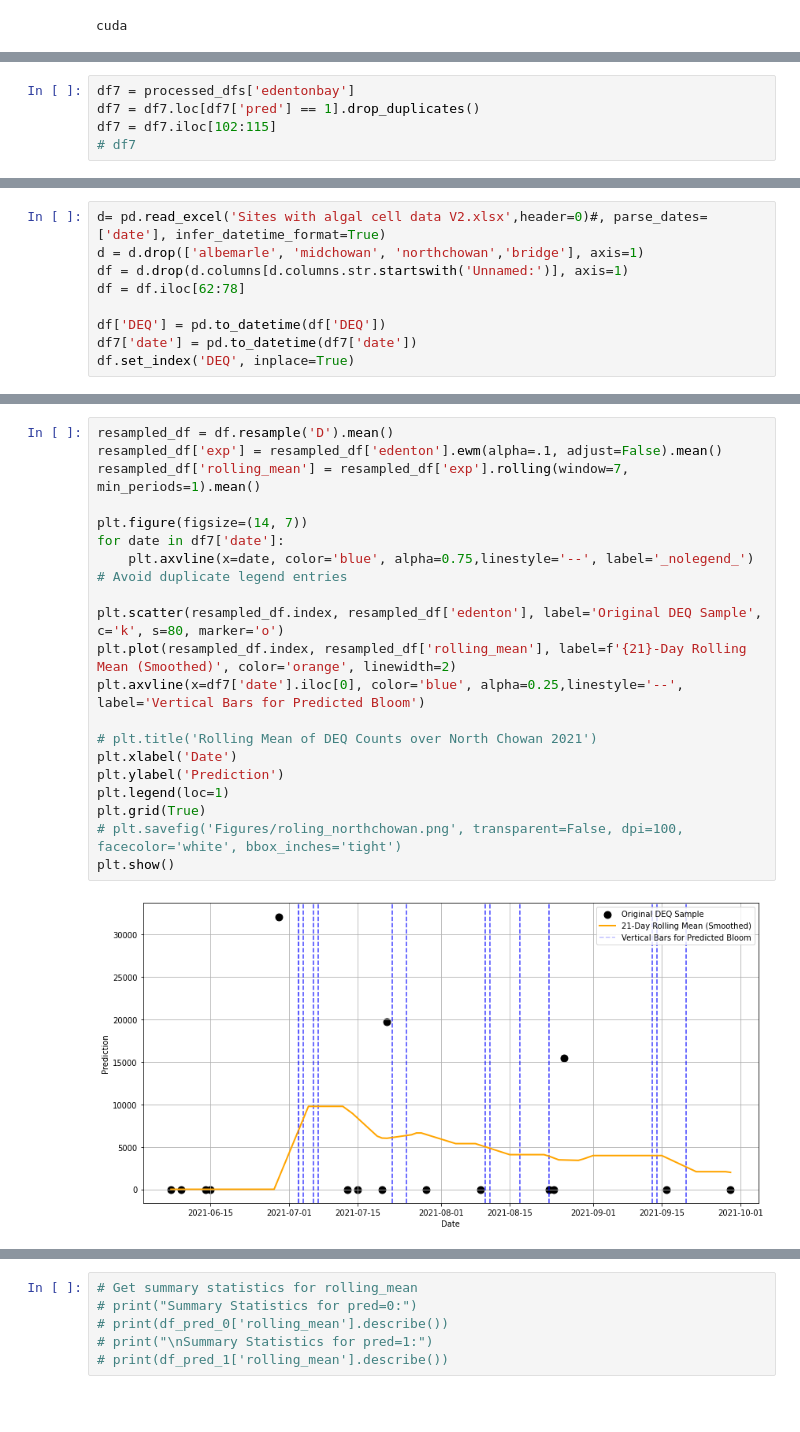
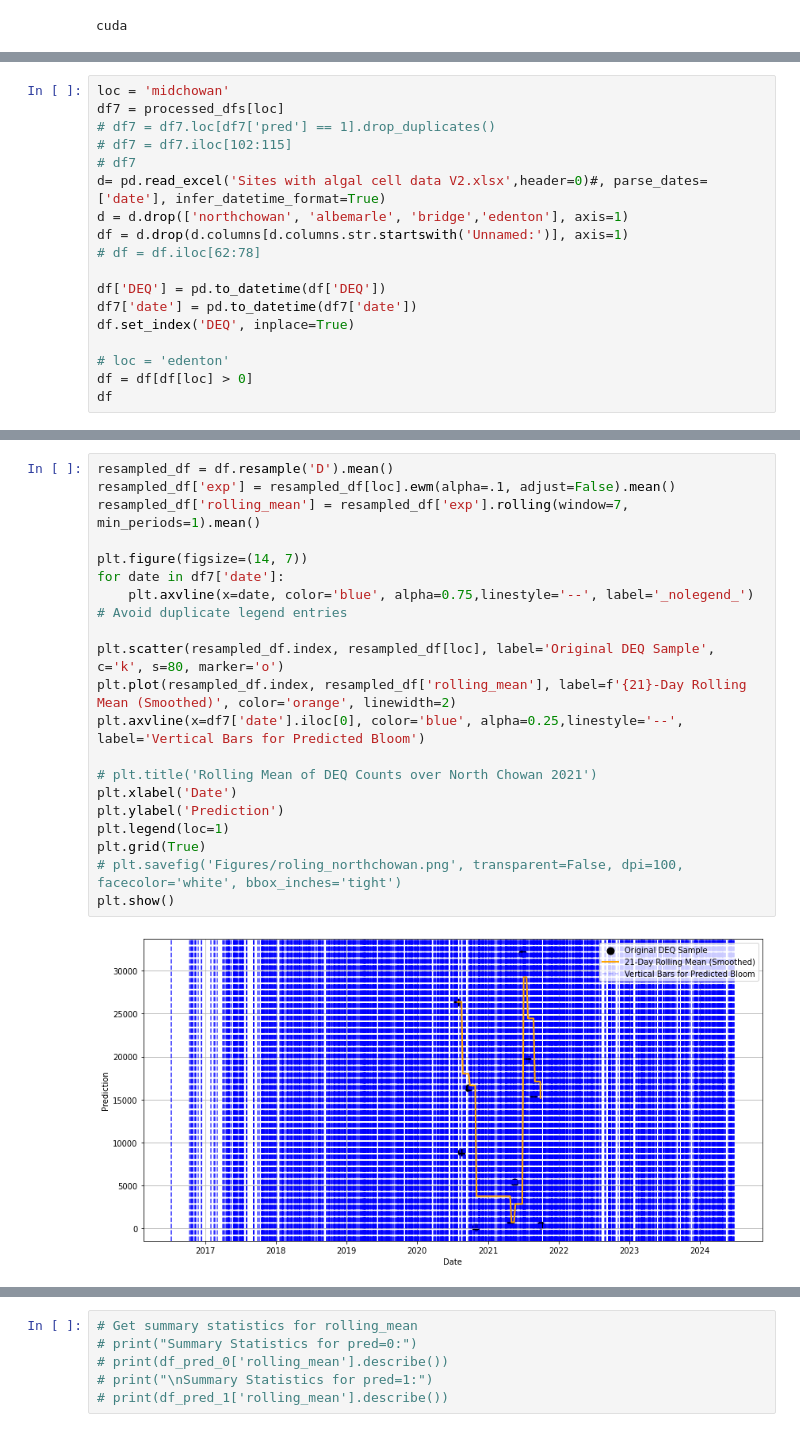
Before and after one commit to sscott108/Blooms, a Jupyter notebook: Bloom_Classification/Planet_run/evaluation/time_eval.ipynb, the cells around one changed output, grey strips where cells are left out. Cells and saved outputs as stored; diff of their text form; blank space fills up the shorter version.

```diff
--- a/Bloom_Classification/Planet_run/evaluation/time_eval.ipynb
+++ b/Bloom_Classification/Planet_run/evaluation/time_eval.ipynb
@@ -35,7 +35,20 @@ for file in csv_files:
     key = file.split('.')[0]
     processed_dfs[key] = preprocess_and_expand(file, date_range)
 # %%
-df7 = processed_dfs['edentonbay']
-df7 = df7.loc[df7['pred'] == 1].drop_duplicates()
-df7 = df7.iloc[102:115]
+loc = 'midchowan'
+df7 = processed_dfs[loc]
+# df7 = df7.loc[df7['pred'] == 1].drop_duplicates()
+# df7 = df7.iloc[102:115]
 # df7
+d= pd.read_excel('Sites with algal cell data V2.xlsx',header=0)#, parse_dates=['date'], infer_datetime_format=True)
+d = d.drop(['northchowan', 'albemarle', 'bridge','edenton'], axis=1)
+df = d.drop(d.columns[d.columns.str.startswith('Unnamed:')], axis=1)
+# df = df.iloc[62:78]
+
+df['DEQ'] = pd.to_datetime(df['DEQ'])
+df7['date'] = pd.to_datetime(df7['date'])
+df.set_index('DEQ', inplace=True)
+
+# loc = 'edenton'
+df = df[df[loc] > 0]
+df
@@ -59,9 +73,0 @@ df7
-# %%
-d= pd.read_excel('Sites with algal cell data V2.xlsx',header=0)#, parse_dates=['date'], infer_datetime_format=True)
-d = d.drop(['albemarle', 'midchowan', 'northchowan','bridge'], axis=1)
-df = d.drop(d.columns[d.columns.str.startswith('Unnamed:')], axis=1)
-df = df.iloc[62:78]
-
-df['DEQ'] = pd.to_datetime(df['DEQ'])
-df7['date'] = pd.to_datetime(df7['date'])
-df.set_index('DEQ', inplace=True)
@@ -89,22 +74,22 @@ df
 # %%
 resampled_df = df.resample('D').mean()
-resampled_df['exp'] = resampled_df['edenton'].ewm(alpha=.1, adjust=False).mean()
+resampled_df['exp'] = resampled_df[loc].ewm(alpha=.1, adjust=False).mean()
 resampled_df['rolling_mean'] = resampled_df['exp'].rolling(window=7, min_periods=1).mean()
 
 plt.figure(figsize=(14, 7))
 for date in df7['date']:
     plt.axvline(x=date, color='blue', alpha=0.75,linestyle='--', label='_nolegend_')  # Avoid duplicate legend entries
 
-plt.scatter(resampled_df.index, resampled_df['edenton'], label='Original DEQ Sample', c='k', s=80, marker='o')
+plt.scatter(resampled_df.index, resampled_df[loc], label='Original DEQ Sample', c='k', s=80, marker='o')
 plt.plot(resampled_df.index, resampled_df['rolling_mean'], label=f'{21}-Day Rolling Mean (Smoothed)', color='orange', linewidth=2)
 plt.axvline(x=df7['date'].iloc[0], color='blue', alpha=0.25,linestyle='--', label='Vertical Bars for Predicted Bloom')
 
 # plt.title('Rolling Mean of DEQ Counts over North Chowan 2021')
 plt.xlabel('Date')
 plt.ylabel('Prediction')
 plt.legend(loc=1)
 plt.grid(True)
 # plt.savefig('Figures/roling_northchowan.png', transparent=False, dpi=100, facecolor='white', bbox_inches='tight')
 plt.show()
 # %% [output]
-[figure, old version]
+[figure, new version]
```
Also changed, not shown: parts of 9 cells of this notebook, 1 other file.
